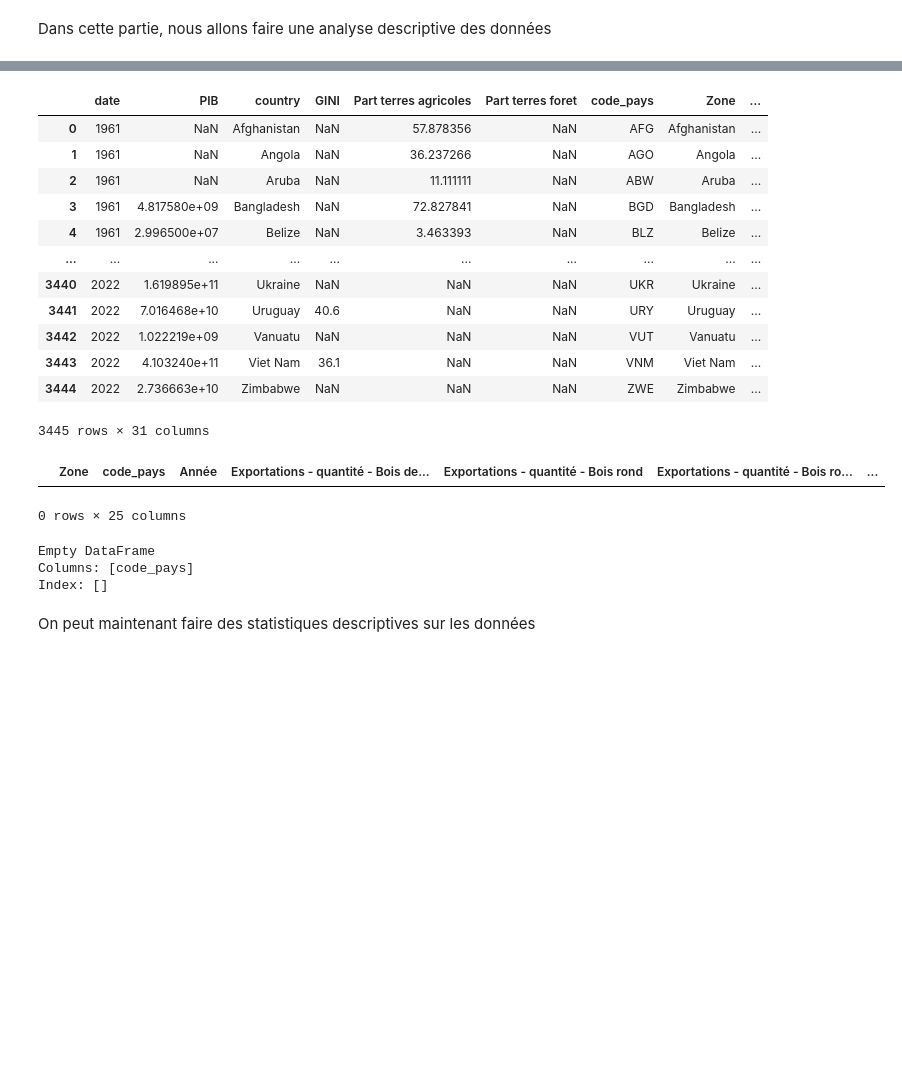
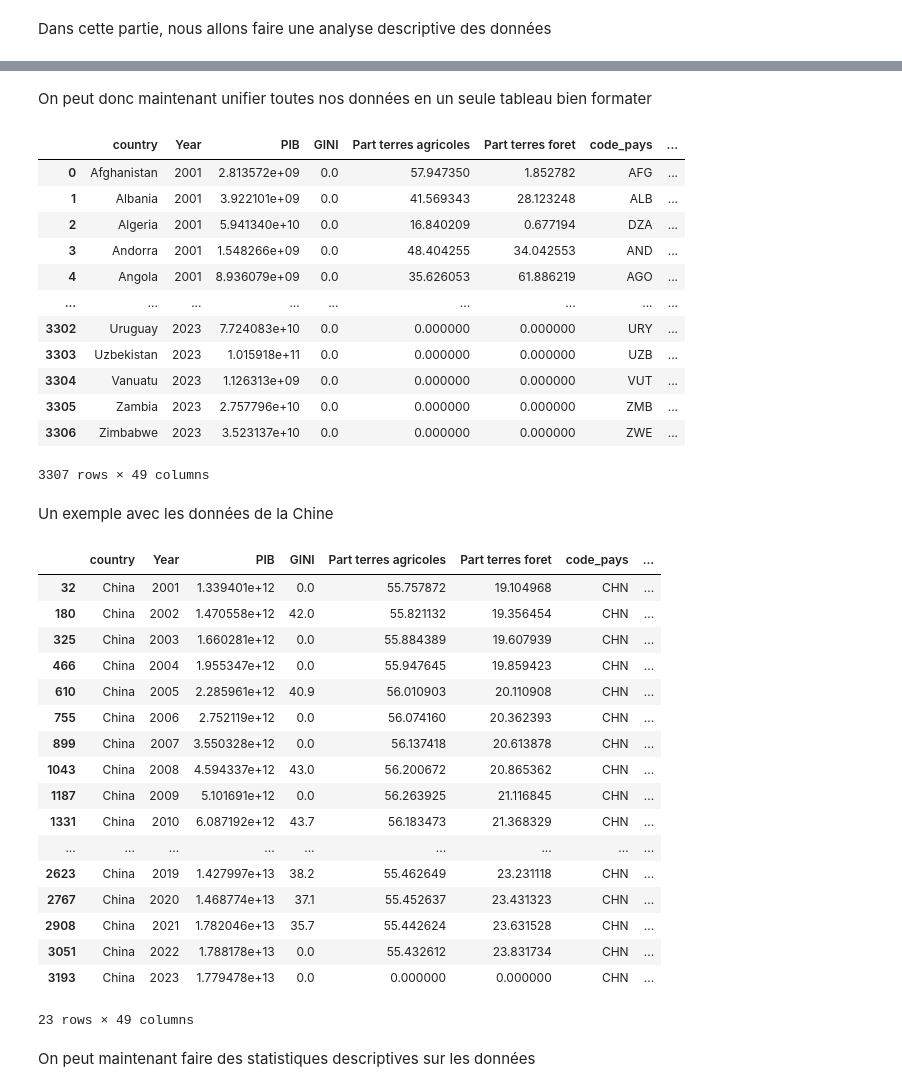
Before and after one commit to marine-huchet/Deforestation, a Jupyter notebook: MainPython/analyse descriptive.ipynb, the cells around one changed output, grey strips where cells are left out. Saved outputs shown, nothing was run; the diff lists cells and outputs as text; code cells hidden in the pictures; blank space fills up the shorter version.

Commit message:
Formatage des .csv et merge de toutes les données

```diff
--- a/MainPython/analyse descriptive.ipynb
+++ b/MainPython/analyse descriptive.ipynb
@@ -14,38 +12,61 @@ print(os.getcwd())
+# %% [markdown]
+On peut donc maintenant unifier toutes nos données en un seule tableau bien formater
 # %%
 # Importer les données obtenues précédement
-data_BM = pd.read_csv('/home/onyxia/work/Deforestation/Données API/data_BM.csv')
-data_FAO_pivot = pd.read_csv('/home/onyxia/work/Deforestation/CSV_FAO/data_FAO_pivot.csv', sep=";")
-
+data_BM = pd.read_csv('/home/onyxia/work/Deforestation/Données/data_BM.csv')
+data_FAO_pivot = pd.read_csv('/home/onyxia/work/Deforestation/Données/CSV_FAO/data_FAO_pivot.csv', sep=";")
+data_owid = pd.read_csv('/home/onyxia/work/Deforestation/Données/df_owid.csv')
 
 
 # On merge les données de la FAO et de la Banque Mondiale
-data = pd.merge(data_BM, data_FAO_pivot, left_on=['code_pays', 'date'], right_on=['code_pays', 'Année'], how='inner')
+data_1 = pd.merge(data_BM, data_FAO_pivot, left_on=['country', 'date'], right_on=['Area', 'Year'], how='inner')
+
+# On merge les données ainsi obtenues avec les données de Our World In Data
+data = pd.merge(data_1, data_owid, left_on=['country', 'date'], right_on=['country', 'year'] )
+
+# On supprime les colonnes inutiles et on remet la colonne 'country' et 'year' en première position
+data = data.drop(columns= ['Area','date','year'] )
+columns = ['country','Year'] + [col for col in data if (col != 'Year' and col != 'country')]
+data = data[columns]
+
 data
 # %% [output]
-|  | date | PIB | country | GINI | Part terres agricoles | Part terres foret | code_pays | Zone | ... |
-| 0 | 1961 | NaN | Afghanistan | NaN | 57.878356 | NaN | AFG | Afghanistan | ... |
-| 1 | 1961 | NaN | Angola | NaN | 36.237266 | NaN | AGO | Angola | ... |
-| 2 | 1961 | NaN | Aruba | NaN | 11.111111 | NaN | ABW | Aruba | ... |
-| 3 | 1961 | 4.817580e+09 | Bangladesh | NaN | 72.827841 | NaN | BGD | Bangladesh | ... |
-| 4 | 1961 | 2.996500e+07 | Belize | NaN | 3.463393 | NaN | BLZ | Belize | ... |
-| ... | ... | ... | ... | ... | ... | ... | ... | ... | ... |
-| 3440 | 2022 | 1.619895e+11 | Ukraine | NaN | NaN | NaN | UKR | Ukraine | ... |
-| 3441 | 2022 | 7.016468e+10 | Uruguay | 40.6 | NaN | NaN | URY | Uruguay | ... |
-| 3442 | 2022 | 1.022219e+09 | Vanuatu | NaN | NaN | NaN | VUT | Vanuatu | ... |
-| 3443 | 2022 | 4.103240e+11 | Viet Nam | 36.1 | NaN | NaN | VNM | Viet Nam | ... |
-| 3444 | 2022 | 2.736663e+10 | Zimbabwe | NaN | NaN | NaN | ZWE | Zimbabwe | ... |
+|  | country | Year | PIB | GINI | Part terres agricoles | Part terres foret | code_pays | ... |
+| 0 | Afghanistan | 2001 | 2.813572e+09 | 0.0 | 57.947350 | 1.852782 | AFG | ... |
+| 1 | Albania | 2001 | 3.922101e+09 | 0.0 | 41.569343 | 28.123248 | ALB | ... |
+| 2 | Algeria | 2001 | 5.941340e+10 | 0.0 | 16.840209 | 0.677194 | DZA | ... |
+| 3 | Andorra | 2001 | 1.548266e+09 | 0.0 | 48.404255 | 34.042553 | AND | ... |
+| 4 | Angola | 2001 | 8.936079e+09 | 0.0 | 35.626053 | 61.886219 | AGO | ... |
+| ... | ... | ... | ... | ... | ... | ... | ... | ... |
+| 3302 | Uruguay | 2023 | 7.724083e+10 | 0.0 | 0.000000 | 0.000000 | URY | ... |
+| 3303 | Uzbekistan | 2023 | 1.015918e+11 | 0.0 | 0.000000 | 0.000000 | UZB | ... |
+| 3304 | Vanuatu | 2023 | 1.126313e+09 | 0.0 | 0.000000 | 0.000000 | VUT | ... |
+| 3305 | Zambia | 2023 | 2.757796e+10 | 0.0 | 0.000000 | 0.000000 | ZMB | ... |
+| 3306 | Zimbabwe | 2023 | 3.523137e+10 | 0.0 | 0.000000 | 0.000000 | ZWE | ... |
-3445 rows × 31 columns
+3307 rows × 49 columns
+# %% [markdown]
+Un exemple avec les données de la Chine
 # %%
-data_FAO_pivot[data_FAO_pivot["code_pays"]=="CHN"]
+data[data["code_pays"]=="CHN"]
 # %% [output]
-|  | Zone | code_pays | Année | Exportations - quantité - Bois de... | Exportations - quantité - Bois rond | Exportations - quantité - Bois ro... | ... |
+|  | country | Year | PIB | GINI | Part terres agricoles | Part terres foret | code_pays | ... |
+| 32 | China | 2001 | 1.339401e+12 | 0.0 | 55.757872 | 19.104968 | CHN | ... |
+| 180 | China | 2002 | 1.470558e+12 | 42.0 | 55.821132 | 19.356454 | CHN | ... |
+| 325 | China | 2003 | 1.660281e+12 | 0.0 | 55.884389 | 19.607939 | CHN | ... |
+| 466 | China | 2004 | 1.955347e+12 | 0.0 | 55.947645 | 19.859423 | CHN | ... |
+| 610 | China | 2005 | 2.285961e+12 | 40.9 | 56.010903 | 20.110908 | CHN | ... |
+| 755 | China | 2006 | 2.752119e+12 | 0.0 | 56.074160 | 20.362393 | CHN | ... |
+| 899 | China | 2007 | 3.550328e+12 | 0.0 | 56.137418 | 20.613878 | CHN | ... |
+| 1043 | China | 2008 | 4.594337e+12 | 43.0 | 56.200672 | 20.865362 | CHN | ... |
+| 1187 | China | 2009 | 5.101691e+12 | 0.0 | 56.263925 | 21.116845 | CHN | ... |
+| 1331 | China | 2010 | 6.087192e+12 | 43.7 | 56.183473 | 21.368329 | CHN | ... |
+| ... | ... | ... | ... | ... | ... | ... | ... | ... |
+| 2623 | China | 2019 | 1.427997e+13 | 38.2 | 55.462649 | 23.231118 | CHN | ... |
+| 2767 | China | 2020 | 1.468774e+13 | 37.1 | 55.452637 | 23.431323 | CHN | ... |
+| 2908 | China | 2021 | 1.782046e+13 | 35.7 | 55.442624 | 23.631528 | CHN | ... |
+| 3051 | China | 2022 | 1.788178e+13 | 0.0 | 55.432612 | 23.831734 | CHN | ... |
+| 3193 | China | 2023 | 1.779478e+13 | 0.0 | 0.000000 | 0.000000 | CHN | ... |
-0 rows × 25 columns
+23 rows × 49 columns
-# %%
-print(data.loc[data["country"]=="China",["code_pays"]])
-# %% [output]
-Empty DataFrame
-Columns: [code_pays]
-Index: []
 # %% [markdown]
 On peut maintenant faire des statistiques descriptives sur les données
 # %%
```
Also changed, not shown: parts of 1 cell of this notebook, 4 other files.
